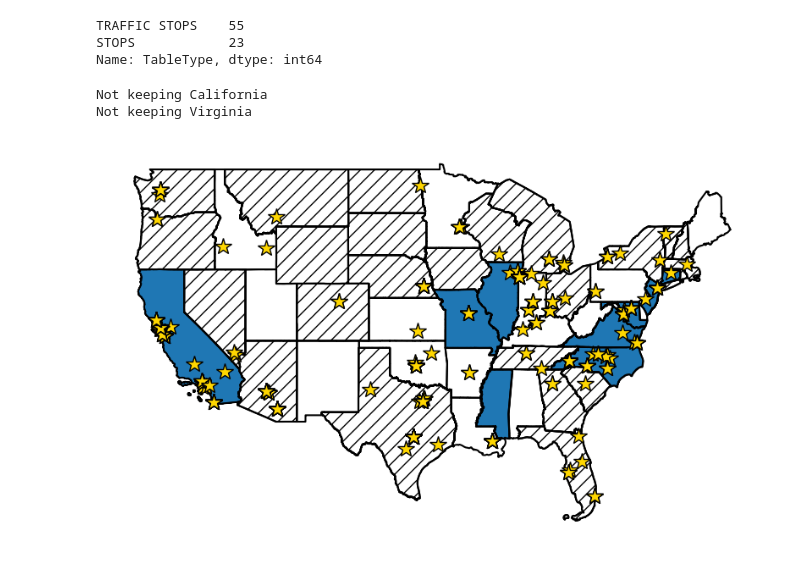
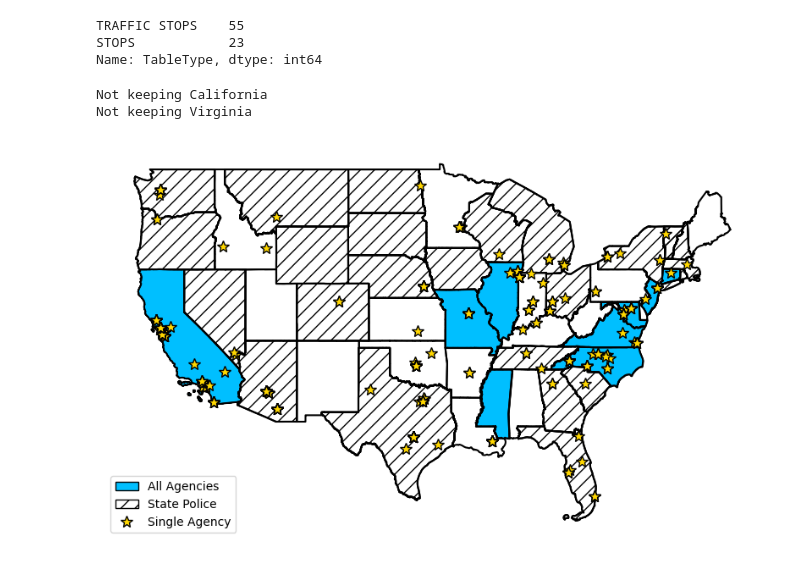
Before and after one commit to openpolicedata/opd-data, a Jupyter notebook: python/gen_sources_map.ipynb, the cells around one changed output. Cells and saved outputs as stored; diff of their text form; code cells hidden in the pictures.

Commit message:
Updating datasets map

```diff
--- a/python/gen_sources_map.ipynb
+++ b/python/gen_sources_map.ipynb
@@ -130,20 +131,26 @@ county_df = county_df.to_crs("EPSG:4326")
 # %%
 non_continental = ['HI','VI','MP','GU','AK','AS','PR']
 us48 = state_df
-markersize = 15
-datasets = opd.datasets_query()
+markersize = 10
+state_color = "deepskyblue"
+show_legend = True
+datasets = opd.datasets.query()
 for n in non_continental:
     us48 = us48[us48.STUSPS != n]
 
 fig,ax = plt.subplots(figsize=(10,25))
 us48.boundary.plot(ax=ax,edgecolor="black")
 
+state_patch = mpatches.Patch(facecolor=state_color, edgecolor="black", label='All Agencies')
+state_police_patch = mpatches.Patch(hatch="//", edgecolor="black", facecolor="white", label='State Police')
+star = mlines.Line2D([], [], linestyle="None", marker="*", markeredgecolor="k" ,markerfacecolor="gold", markersize=markersize, label='Single Agency')
+
 for i in range(len(datasets)):
     abbrev = state2abbrev(datasets.iloc[i]["State"])
 
     if opd.defs.MULTI == datasets.iloc[i]["Agency"]:
         state = us48[us48.STUSPS == abbrev]
-        state.plot(ax=ax,edgecolor="black")
+        state.plot(ax=ax,edgecolor="black",facecolor=state_color)
 
 for i in range(len(datasets)):
     abbrev = state2abbrev(datasets.iloc[i]["State"])
@@ -175,34 +182,33 @@ for i in range(len(datasets)):
             lat = city.latitude
             lon = city.longitude
         except:
             if (city_name == "San Jose"):
                 lat = 37.3382082
                 lon = -121.8863286
             else:
                 print(f"Skipping {city_name}, {abbrev}. Unable to get place")
                 continue
         try:
             ax.plot(lon, lat, marker="*", markeredgecolor="k" ,markerfacecolor="gold", markersize=markersize)
         except:
             print(f"Skipping {city_name}, {abbrev}. Unable to plot")
     else:
         county_name = datasets.iloc[i]["SourceName"].replace("Police Department","").strip()
         fips = state_codes[abbrev]
         with warnings.catch_warnings():
             warnings.simplefilter("ignore")
             df = county_df[county_df["STATEFP"]==fips]
             df = df[county_df["NAMELSAD"]==county_name]
             a = df.centroid
         try:
             ax.plot(a.x, a.y, marker="*", markeredgecolor="k" ,markerfacecolor="gold", markersize=markersize)
         except:
             print(f"Skipping {county_name}, {abbrev}. Unable to plot")
 
 plt.axis('off')
-
-date_str = datetime.now().strftime("%Y%m%d")
-plt.savefig(f"OPD_Datasets_Map_{date_str}.png")
+if show_legend:
+    ax.legend(handles=[state_patch, state_police_patch, star], loc="lower left")
 # %% [output]
 Not keeping California
 Not keeping Virginia
-[figure, old version]
+[figure, new version]
```
Also changed, not shown: parts of 1 cell of this notebook, 2 other files.
